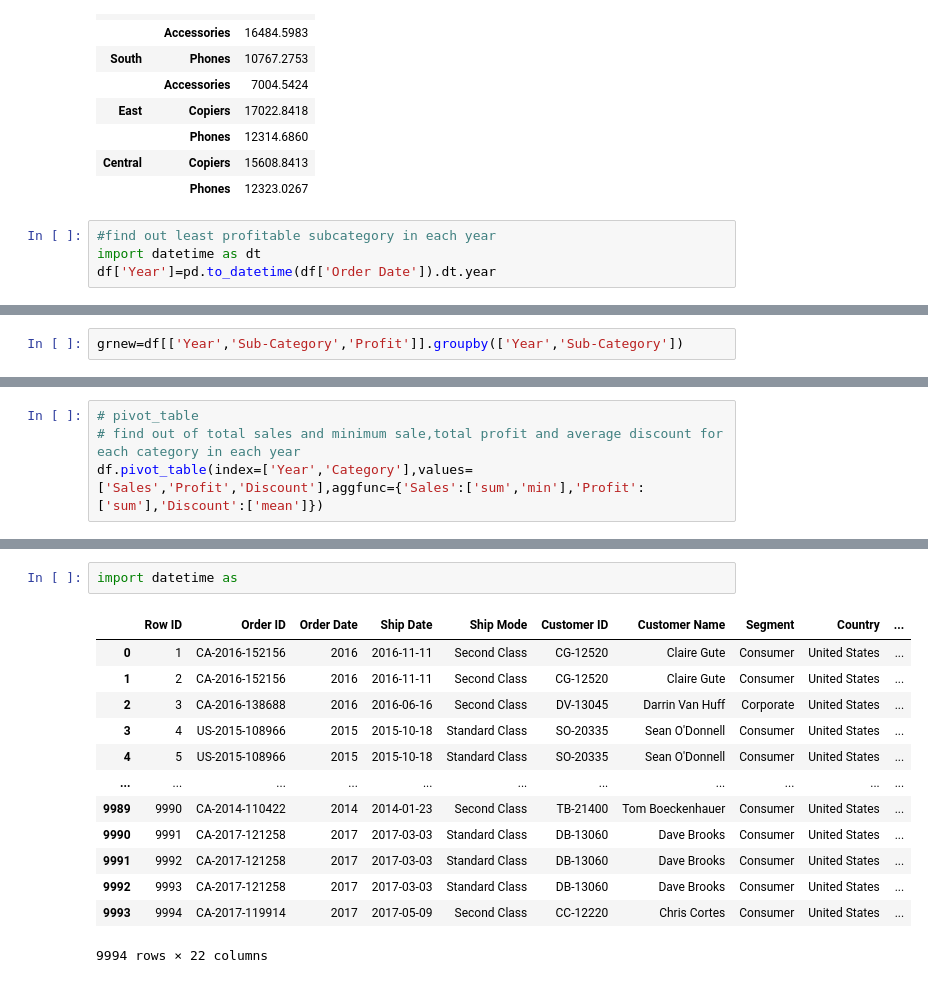
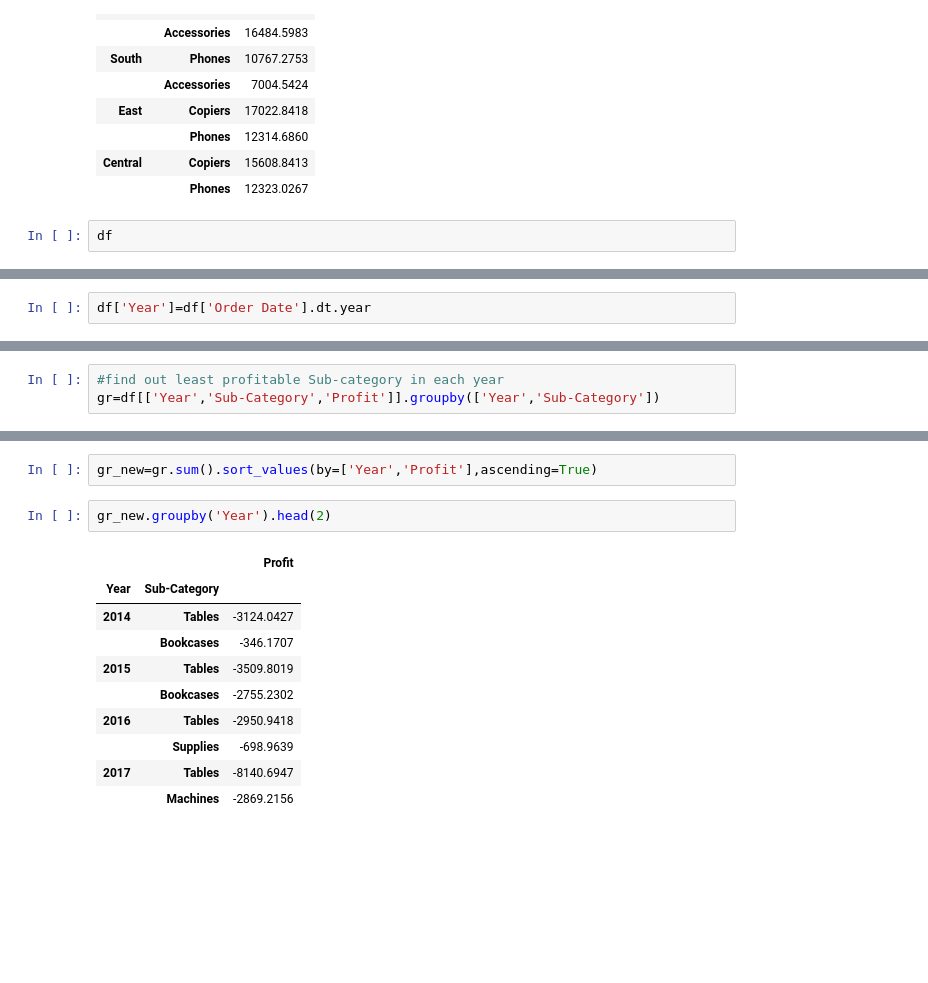
Before and after one commit to parveen186/python-da2, a Jupyter notebook: superstore.ipynb, the cells around one changed output, grey strips where cells are left out. Cells and saved outputs as stored; diff of their text form; blank space fills up the shorter version.

```diff
--- a/superstore.ipynb
+++ b/superstore.ipynb
@@ -160,6 +160,4 @@ grnew.groupby('Region').head(2)
 | Central | Copiers | 15608.8413 |
 |  | Phones | 12323.0267 |
 # %%
-#find out least profitable subcategory in each year
-import datetime as dt
-df['Year']=pd.to_datetime(df['Order Date']).dt.year
+df
@@ -166,3 +180,3 @@ df['Year']=pd.to_datetime(df['Order Date']).dt.year
 # %%
-grnew=df[['Year','Sub-Category','Profit']].groupby(['Year','Sub-Category'])
+df['Year']=df['Order Date'].dt.year
 # %%
@@ -190,4 +198,3 @@ grnew.sum().sort_values(by=['Year','Profit'],ascending=False)
 # %%
-# pivot_table
-# find out of total sales and minimum sale,total profit and average discount for each category in each year
-df.pivot_table(index=['Year','Category'],values=['Sales','Profit','Discount'],aggfunc={'Sales':['sum','min'],'Profit':['sum'],'Discount':['mean']})
+#find out least profitable Sub-category in each year
+gr=df[['Year','Sub-Category','Profit']].groupby(['Year','Sub-Category'])
@@ -201,16 +201,15 @@ df.pivot_table(index=['Year','Category'],values=['Sales','Profit','Discount'],ag
+# %%
+gr_new=gr.sum().sort_values(by=['Year','Profit'],ascending=True)
 # %%
-import datetime as
+gr_new.groupby('Year').head(2)
 # %% [output]
-|  | Row ID | Order ID | Order Date | Ship Date | Ship Mode | Customer ID | Customer Name | Segment | Country | ... |
-| 0 | 1 | CA-2016-152156 | 2016 | 2016-11-11 | Second Class | CG-12520 | Claire Gute | Consumer | United States | ... |
-| 1 | 2 | CA-2016-152156 | 2016 | 2016-11-11 | Second Class | CG-12520 | Claire Gute | Consumer | United States | ... |
-| 2 | 3 | CA-2016-138688 | 2016 | 2016-06-16 | Second Class | DV-13045 | Darrin Van Huff | Corporate | United States | ... |
-| 3 | 4 | US-2015-108966 | 2015 | 2015-10-18 | Standard Class | SO-20335 | Sean O'Donnell | Consumer | United States | ... |
-| 4 | 5 | US-2015-108966 | 2015 | 2015-10-18 | Standard Class | SO-20335 | Sean O'Donnell | Consumer | United States | ... |
-| ... | ... | ... | ... | ... | ... | ... | ... | ... | ... | ... |
-| 9989 | 9990 | CA-2014-110422 | 2014 | 2014-01-23 | Second Class | TB-21400 | Tom Boeckenhauer | Consumer | United States | ... |
-| 9990 | 9991 | CA-2017-121258 | 2017 | 2017-03-03 | Standard Class | DB-13060 | Dave Brooks | Consumer | United States | ... |
-| 9991 | 9992 | CA-2017-121258 | 2017 | 2017-03-03 | Standard Class | DB-13060 | Dave Brooks | Consumer | United States | ... |
-| 9992 | 9993 | CA-2017-121258 | 2017 | 2017-03-03 | Standard Class | DB-13060 | Dave Brooks | Consumer | United States | ... |
-| 9993 | 9994 | CA-2017-119914 | 2017 | 2017-05-09 | Second Class | CC-12220 | Chris Cortes | Consumer | United States | ... |
+|  |  | Profit |
+| Year | Sub-Category |  |
+| 2014 | Tables | -3124.0427 |
+|  | Bookcases | -346.1707 |
+| 2015 | Tables | -3509.8019 |
+|  | Bookcases | -2755.2302 |
+| 2016 | Tables | -2950.9418 |
+|  | Supplies | -698.9639 |
+| 2017 | Tables | -8140.6947 |
+|  | Machines | -2869.2156 |
-9994 rows × 22 columns
```
Also changed, not shown: parts of 11 cells of this notebook, 2 other files.
